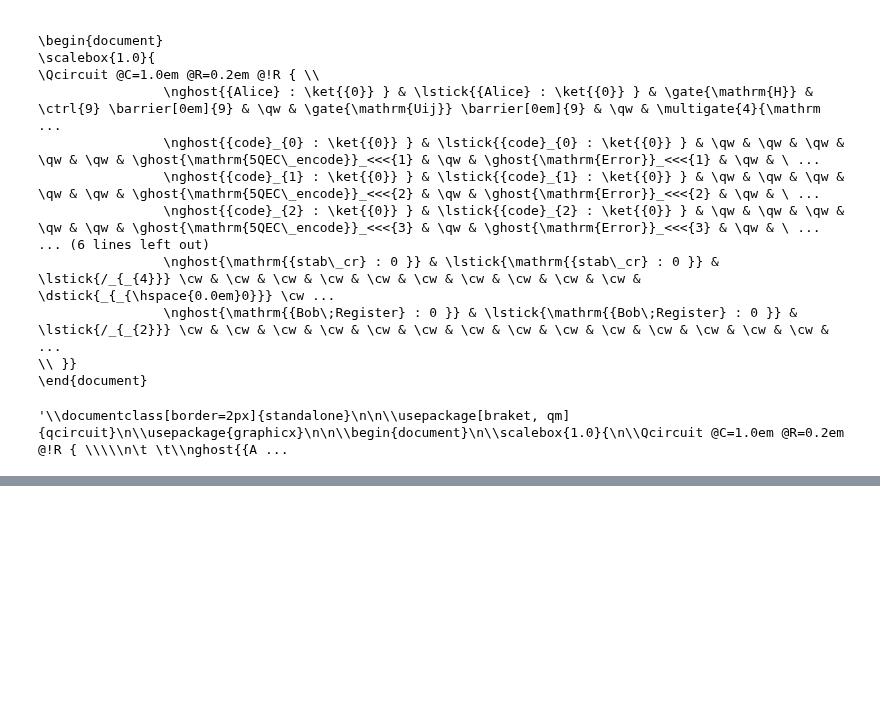
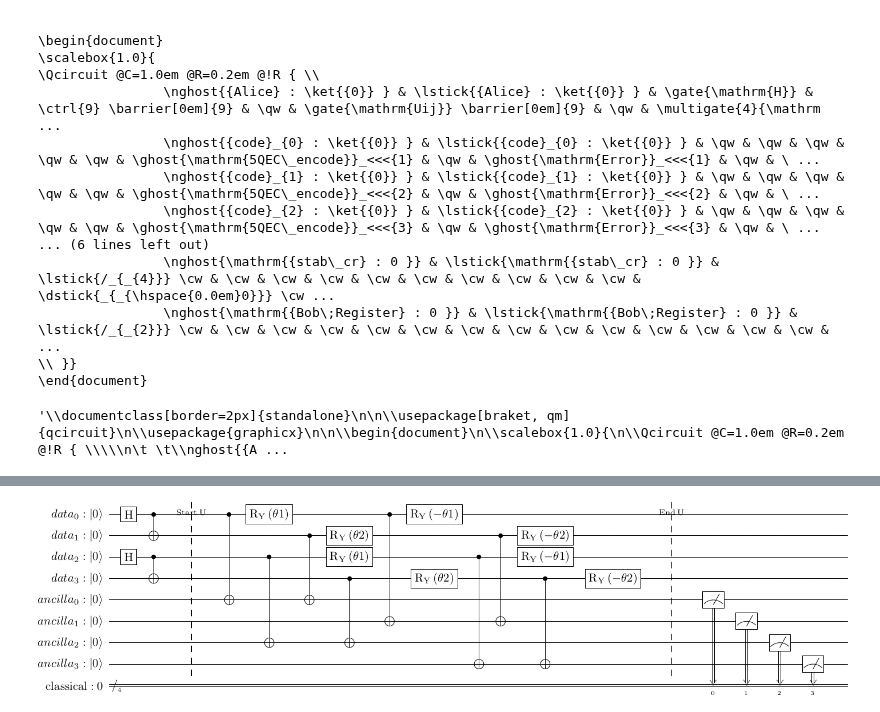
Before and after one commit to syedshubha/QNET25_Shubha, a Jupyter notebook: DenseErrorCKT.ipynb, the cells around one changed output, grey strips where cells are left out. Drawn from its saved outputs; the diff is of its cells as text; code cells hidden in the pictures; blank space fills up the shorter version.

```diff
--- a/DenseErrorCKT.ipynb
+++ b/DenseErrorCKT.ipynb
@@ -230,0 +241,54 @@ Transcript written on circuit.log.
+# %%
+data = QuantumRegister(4, 'data')       # 4 data qubits for two entangled pairs
+ancilla = QuantumRegister(4, 'ancilla') # 4 ancilla qubits for error detection
+classical = ClassicalRegister(4, 'classical')  # 4 classical bits for measurement
+qc = QuantumCircuit(data, ancilla, classical)
+
+# Initialize two entangled pairs (Bell states)
+qc.h(data[0])
+qc.cx(data[0], data[1])  # First pair: qubits 0 and 1
+qc.h(data[2])
+qc.cx(data[2], data[3])  # Second pair: qubits 2 and 3
+
+# Define parameterized angles for each pair
+theta1 = Parameter('θ1')  # For first pair (data[0], data[1])
+theta2 = Parameter('θ2')  # For second pair (data[2], data[3])
+
+# Start of unitary U
+qc.barrier(label='Start U')
+
+# Amplitude error detection (unchanged)
+qc.cx(data[0], ancilla[0])
+qc.cx(data[1], ancilla[0])
+qc.cx(data[2], ancilla[2])
+qc.cx(data[3], ancilla[2])
+
+# Phase error detection with parameterized rotations
+# First entangled pair: Use theta1
+qc.ry(theta1, data[0])
+qc.ry(theta2, data[1])
+qc.cx(data[0], ancilla[1])
+qc.cx(data[1], ancilla[1])
+qc.ry(-theta1, data[0])  # Reverse rotation
+qc.ry(-theta2, data[1])  # Reverse rotation
+
+# Second entangled pair: Use theta2
+qc.ry(theta1, data[2])
+qc.ry(theta2, data[3])
+qc.cx(data[2], ancilla[3])
+qc.cx(data[3], ancilla[3])
+qc.ry(-theta1, data[2])  # Reverse rotation
+qc.ry(-theta2, data[3])  # Reverse rotation
+
+# End of unitary U
+qc.barrier(label='End U')
+
+# Measure ancilla qubits
+qc.measure(ancilla[0], classical[0])
+qc.measure(ancilla[1], classical[1])
+qc.measure(ancilla[2], classical[2])
+qc.measure(ancilla[3], classical[3])
+
+qc.draw(output="latex", initial_state=True)
+# %% [output]
+[figure, added]
```
Also changed, not shown: parts of 4 cells of this notebook.
